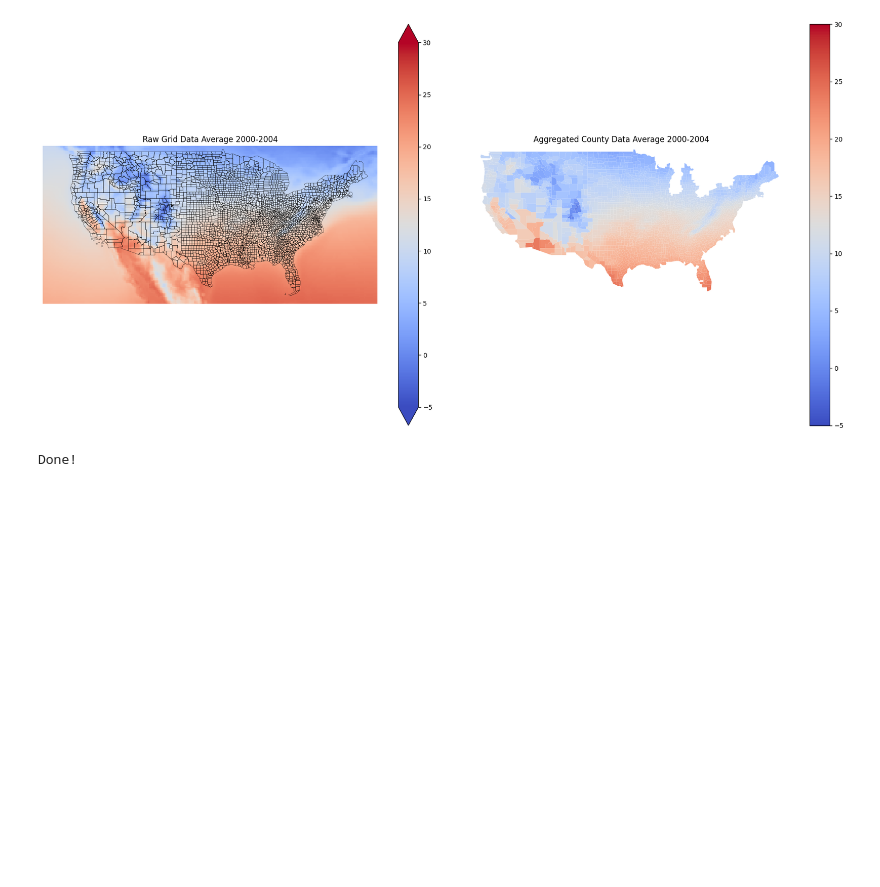
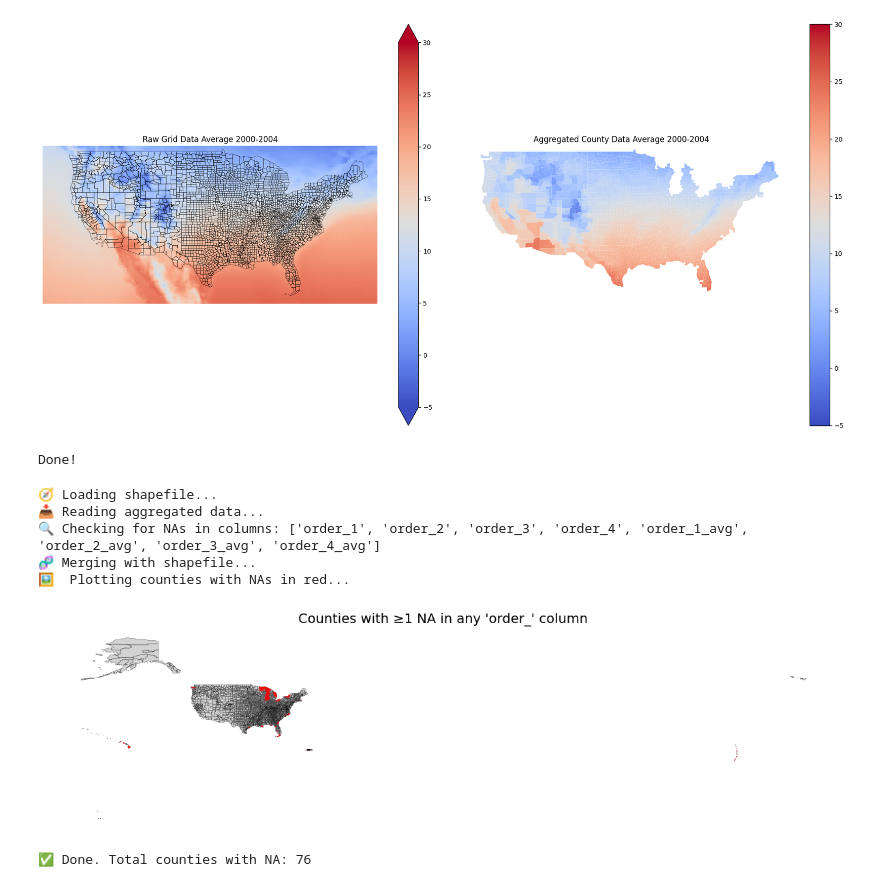
Before and after one commit to yougsanghvi/global_suicide_dummy, a Jupyter notebook: code/b_era5_aggregation/diagnostics.ipynb, the cells around one changed output. Cells and saved outputs as stored; diff of their text form; code cells hidden in the pictures; blank space fills up the shorter version.

```diff
--- a/code/b_era5_aggregation/diagnostics.ipynb
+++ b/code/b_era5_aggregation/diagnostics.ipynb
@@ -173,3 +234,19 @@ y min/max: -90.0, 89.75
 Step 6: Plotting side-by-side maps...
 [figure]
 Done!
+# %%
+plot_na_counties(
+    agg_folder="/global/scratch/users/yougsanghvi/aggregated_results_gdnat_usa",
+    agg_template="gdnat_usa_agg_{}.csv",
+    shapefile_path="/global/scratch/users/yougsanghvi/shapefiles/tl_2016_us_county_mortality.shp",
+    shapefile_id_col="GEOID",
+    years=range(2000, 2005)
+)
+# %% [output]
+🧭 Loading shapefile...
+📥 Reading aggregated data...
+🔍 Checking for NAs in columns: ['order_1', 'order_2', 'order_3', 'order_4', 'order_1_avg', 'order_2_avg', 'order_3_avg', 'order_4_avg']
+🧬 Merging with shapefile...
+🖼️  Plotting counties with NAs in red...
+[figure, added]
+✅ Done. Total counties with NA: 76
```
Also changed, not shown: parts of 5 cells of this notebook, 1 other file.
